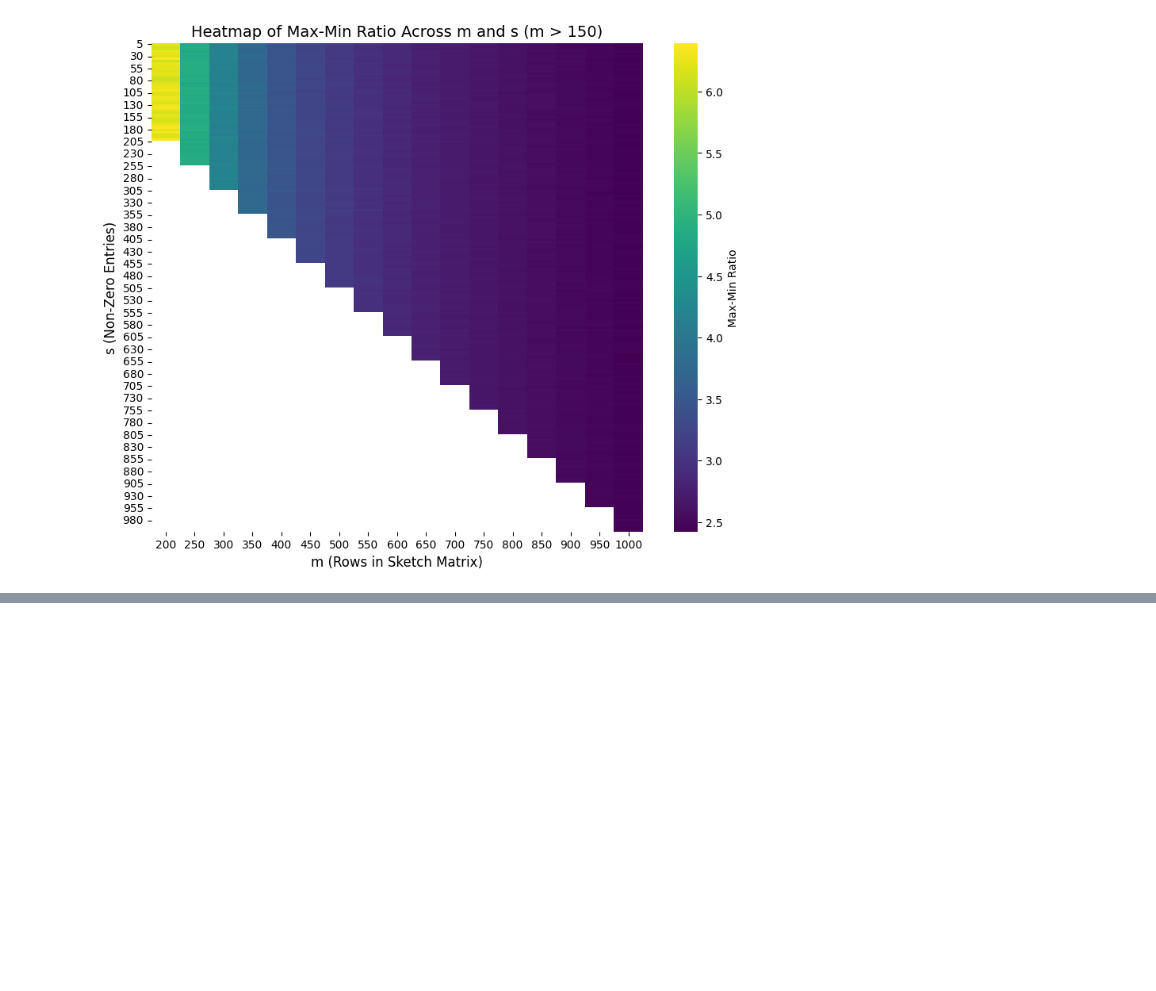
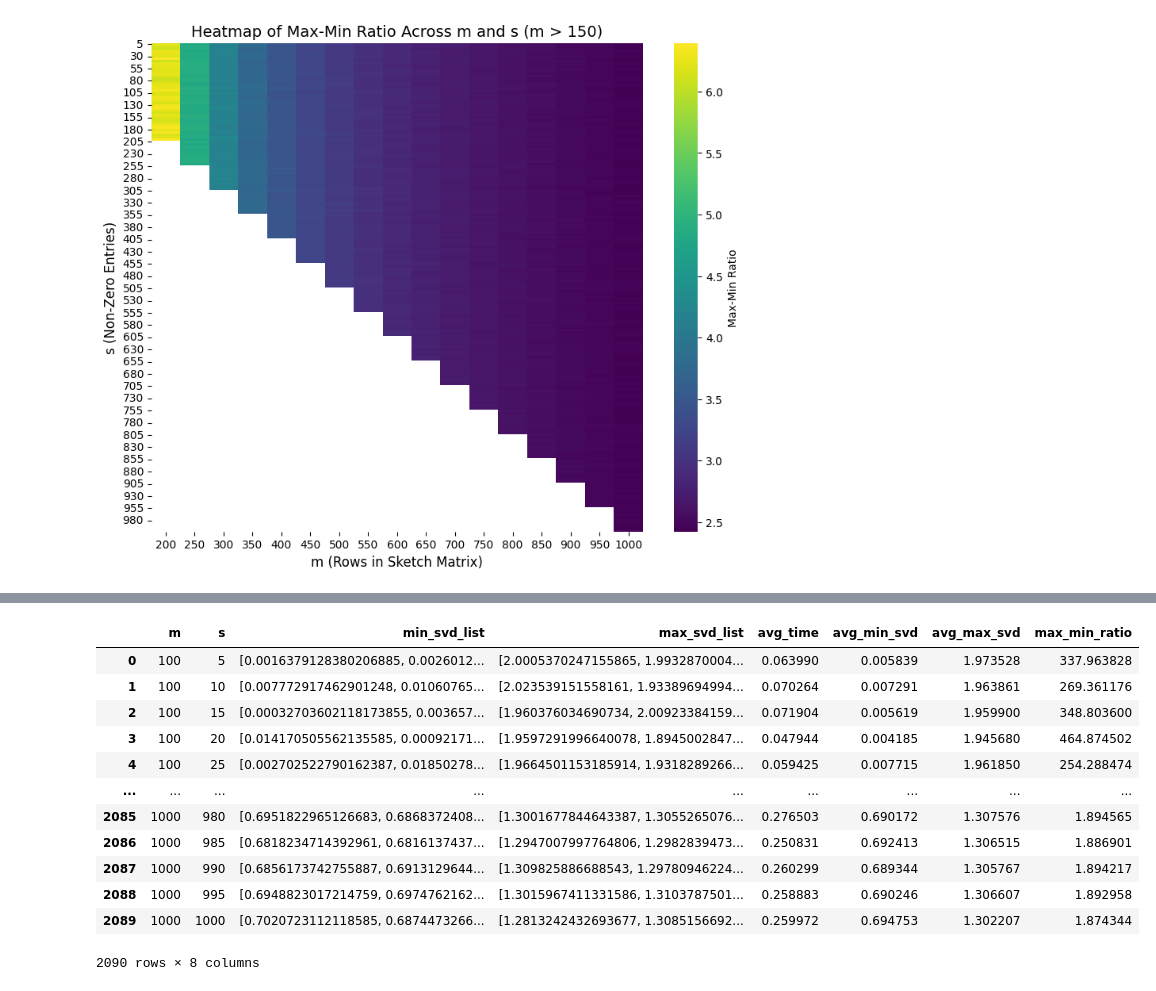
Before and after one commit to LakBoonJun1/DSA4288, a Jupyter notebook: Notebook/implementation.ipynb, the cells around one changed output, grey strips where cells are left out. Cells and saved outputs as stored; diff of their text form; code cells hidden in the pictures; blank space fills up the shorter version.

Commit message:
othogonal columns

```diff
--- a/Notebook/implementation.ipynb
+++ b/Notebook/implementation.ipynb
@@ -225,0 +240,33 @@ plt.show()
+# %%
+#simulation for U with orthogonl matrix
+results = []
+for m in m_values:
+    s_values = list(range(5, m + 1, 5))
+    for s in s_values:
+        #temp storing of results
+        min_vals = []
+        max_vals = []
+        total_time = 0
+        # Generate multiple sketches for the given (m, s)
+        for i in range(n_sketches):
+            start_time = time.time()
+            # Generate sketch matrix S
+            S = sketch_matrix(m, n_rows, s)
+            SU = S @ U
+            # Compute min and max svd of SU
+            min_svd, max_svd = compute_svd(SU)
+            min_vals.append(min_svd)
+            max_vals.append(max_svd)
+            end_time = time.time()  # End timing
+            total_time += (end_time - start_time)
+
+        results.append({
+            "m": m,
+            "s": s,
+            "min_svd_list": min_vals,
+            "max_svd_list": max_vals,
+            "avg_time": total_time / n_sketches
+        })
+
+#dataframe to store results
+results2_df = pd.DataFrame(results)
@@ -225,0 +291,21 @@ plt.show()
+# %%
+results2_df['avg_min_svd'] = results2_df['min_svd_list'].apply(np.mean)
+
+# Calculate the average of the max_svd_list for each row
+results2_df['avg_max_svd'] = results2_df['max_svd_list'].apply(np.mean)
+results2_df['max_min_ratio'] = results2_df['avg_max_svd']/results2_df['avg_min_svd']
+results2_df
+# %% [output]
+|  | m | s | min_svd_list | max_svd_list | avg_time | avg_min_svd | avg_max_svd | max_min_ratio |
+| 0 | 100 | 5 | [0.0016379128380206885, 0.0026012... | [2.0005370247155865, 1.9932870004... | 0.063990 | 0.005839 | 1.973528 | 337.963828 |
+| 1 | 100 | 10 | [0.007772917462901248, 0.01060765... | [2.023539151558161, 1.93389694994... | 0.070264 | 0.007291 | 1.963861 | 269.361176 |
+| 2 | 100 | 15 | [0.00032703602118173855, 0.003657... | [1.960376034690734, 2.00923384159... | 0.071904 | 0.005619 | 1.959900 | 348.803600 |
+| 3 | 100 | 20 | [0.014170505562135585, 0.00092171... | [1.9597291996640078, 1.8945002847... | 0.047944 | 0.004185 | 1.945680 | 464.874502 |
+| 4 | 100 | 25 | [0.002702522790162387, 0.01850278... | [1.9664501153185914, 1.9318289266... | 0.059425 | 0.007715 | 1.961850 | 254.288474 |
+| ... | ... | ... | ... | ... | ... | ... | ... | ... |
+| 2085 | 1000 | 980 | [0.6951822965126683, 0.6868372408... | [1.3001677844643387, 1.3055265076... | 0.276503 | 0.690172 | 1.307576 | 1.894565 |
+| 2086 | 1000 | 985 | [0.6818234714392961, 0.6816137437... | [1.2947007997764806, 1.2982839473... | 0.250831 | 0.692413 | 1.306515 | 1.886901 |
+| 2087 | 1000 | 990 | [0.6856173742755887, 0.6913129644... | [1.309825886688543, 1.29780946224... | 0.260299 | 0.689344 | 1.305767 | 1.894217 |
+| 2088 | 1000 | 995 | [0.6948823017214759, 0.6974762162... | [1.3015967411331586, 1.3103787501... | 0.258883 | 0.690246 | 1.306607 | 1.892958 |
+| 2089 | 1000 | 1000 | [0.7020723112118585, 0.6874473266... | [1.2813242432693677, 1.3085156692... | 0.259972 | 0.694753 | 1.302207 | 1.874344 |
+2090 rows × 8 columns
```
Also changed, not shown: parts of 7 cells of this notebook, 1 other file.
